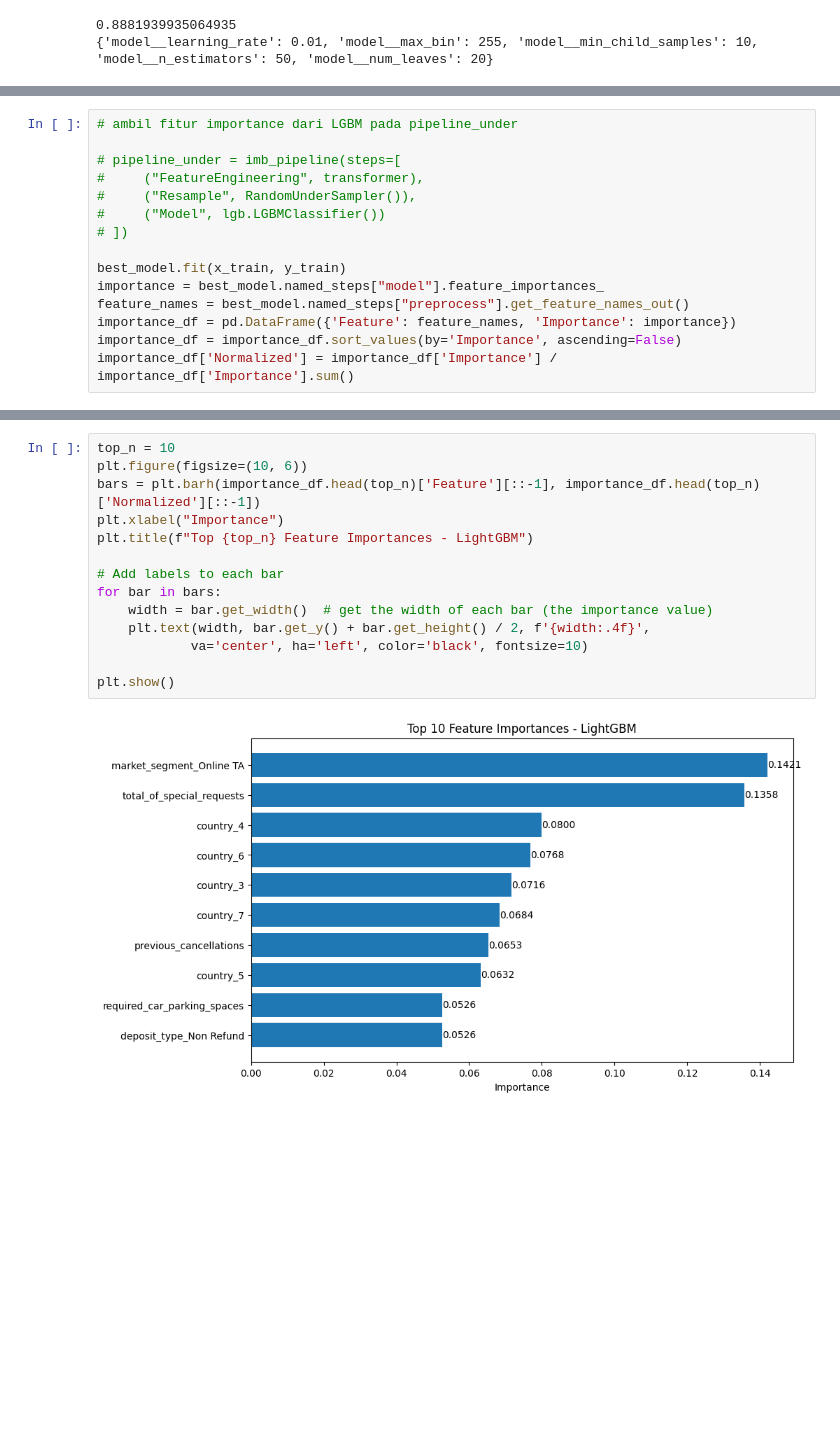
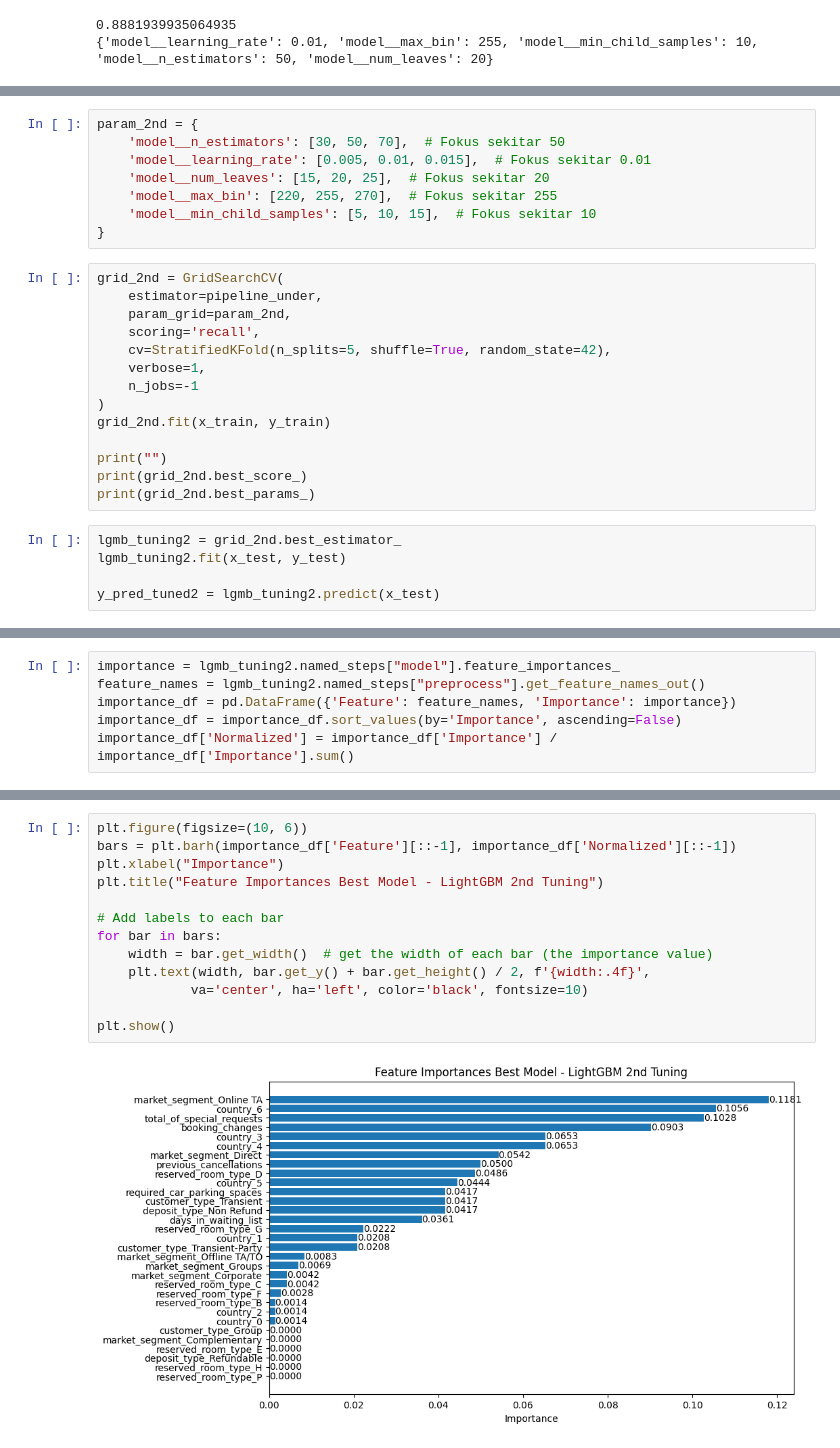
Before and after one commit to Meowstronot/hotel__booking_predict, a Jupyter notebook: notebooks/hotel_booking_cancelation.ipynb, the cells around one changed output, grey strips where cells are left out. Cells and saved outputs as stored; diff of their text form; blank space fills up the shorter version.

```diff
--- a/notebooks/hotel_booking_cancelation.ipynb
+++ b/notebooks/hotel_booking_cancelation.ipynb
@@ -1234,0 +1216,27 @@ Setelah dilakukan tuning hyperparameter menggunakan GridSearchCV, performa model
+# %%
+param_2nd = {
+    'model__n_estimators': [30, 50, 70],  # Fokus sekitar 50
+    'model__learning_rate': [0.005, 0.01, 0.015],  # Fokus sekitar 0.01
+    'model__num_leaves': [15, 20, 25],  # Fokus sekitar 20
+    'model__max_bin': [220, 255, 270],  # Fokus sekitar 255
+    'model__min_child_samples': [5, 10, 15],  # Fokus sekitar 10
+}
+# %%
+grid_2nd = GridSearchCV(
+    estimator=pipeline_under,
+    param_grid=param_2nd,
+    scoring='recall',
+    cv=StratifiedKFold(n_splits=5, shuffle=True, random_state=42),
+    verbose=1,
+    n_jobs=-1
+)
+grid_2nd.fit(x_train, y_train)
+
+print("")
+print(grid_2nd.best_score_)
+print(grid_2nd.best_params_)
+# %%
+lgmb_tuning2 = grid_2nd.best_estimator_
+lgmb_tuning2.fit(x_test, y_test)
+
+y_pred_tuned2 = lgmb_tuning2.predict(x_test)
@@ -1265,15 +1348,6 @@ Pipeline(steps=[('preprocess',
 # %%
-# ambil fitur importance dari LGBM pada pipeline_under
-
-# pipeline_under = imb_pipeline(steps=[
-#     ("FeatureEngineering", transformer),
-#     ("Resample", RandomUnderSampler()),
-#     ("Model", lgb.LGBMClassifier())
-# ])
-
-best_model.fit(x_train, y_train)
-importance = best_model.named_steps["model"].feature_importances_
-feature_names = best_model.named_steps["preprocess"].get_feature_names_out()
+importance = lgmb_tuning2.named_steps["model"].feature_importances_
+feature_names = lgmb_tuning2.named_steps["preprocess"].get_feature_names_out()
 importance_df = pd.DataFrame({'Feature': feature_names, 'Importance': importance})
 importance_df = importance_df.sort_values(by='Importance', ascending=False)
 importance_df['Normalized'] = importance_df['Importance'] / importance_df['Importance'].sum()
@@ -1288,16 +1354,15 @@ And if memory is not enough, you can set `force_col_wise=true`.
 # %%
-top_n = 10
 plt.figure(figsize=(10, 6))
-bars = plt.barh(importance_df.head(top_n)['Feature'][::-1], importance_df.head(top_n)['Normalized'][::-1])
+bars = plt.barh(importance_df['Feature'][::-1], importance_df['Normalized'][::-1])
 plt.xlabel("Importance")
-plt.title(f"Top {top_n} Feature Importances - LightGBM")
+plt.title("Feature Importances Best Model - LightGBM 2nd Tuning")
 
 # Add labels to each bar
 for bar in bars:
     width = bar.get_width()  # get the width of each bar (the importance value)
     plt.text(width, bar.get_y() + bar.get_height() / 2, f'{width:.4f}',
             va='center', ha='left', color='black', fontsize=10)
 
 plt.show()
 # %% [output]
-[figure, old version]
+[figure, new version]
```
Also changed, not shown: parts of 56 cells of this notebook, 1 other file.
